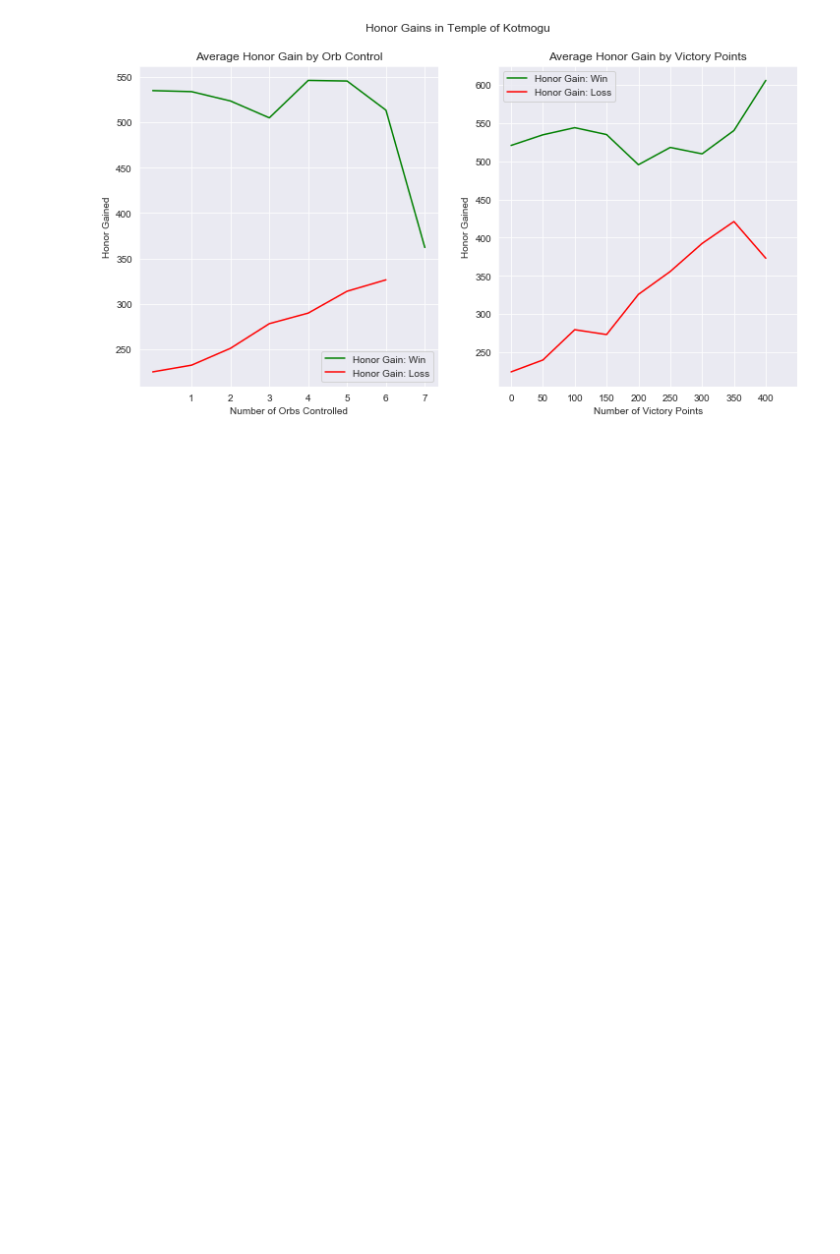
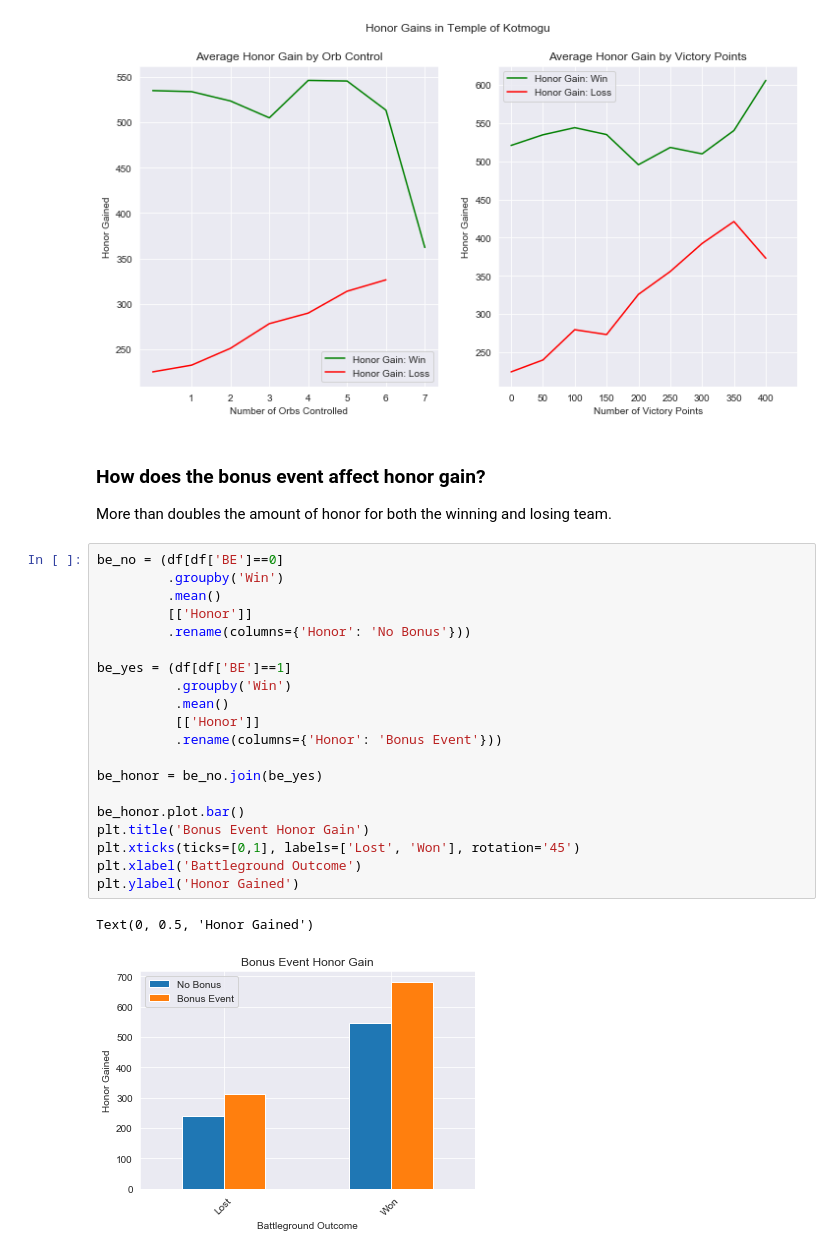
Before and after one commit to StevenGaris/world_of_warcraft_battleground, a Jupyter notebook: analysis_wow_bg.ipynb, the cells around one changed output. Drawn from its saved outputs; the diff is of its cells as text; blank space fills up the shorter version.

```diff
--- a/analysis_wow_bg.ipynb
+++ b/analysis_wow_bg.ipynb
@@ -390,3 +546,29 @@ plt.ylabel('Honor Gained')
 # %% [output]
 Text(0, 0.5, 'Honor Gained')
 [figure]
+# %% [markdown]
+### How does the bonus event affect honor gain?
+More than doubles the amount of honor for both the winning and losing team.
+# %%
+be_no = (df[df['BE']==0]
+         .groupby('Win')
+         .mean()
+         [['Honor']]
+         .rename(columns={'Honor': 'No Bonus'}))
+
+be_yes = (df[df['BE']==1]
+          .groupby('Win')
+          .mean()
+          [['Honor']]
+          .rename(columns={'Honor': 'Bonus Event'}))
+
+be_honor = be_no.join(be_yes)
+
+be_honor.plot.bar()
+plt.title('Bonus Event Honor Gain')
+plt.xticks(ticks=[0,1], labels=['Lost', 'Won'], rotation='45')
+plt.xlabel('Battleground Outcome')
+plt.ylabel('Honor Gained')
+# %% [output]
+Text(0, 0.5, 'Honor Gained')
+[figure, added]
```
Also changed, not shown: parts of 40 cells of this notebook.
